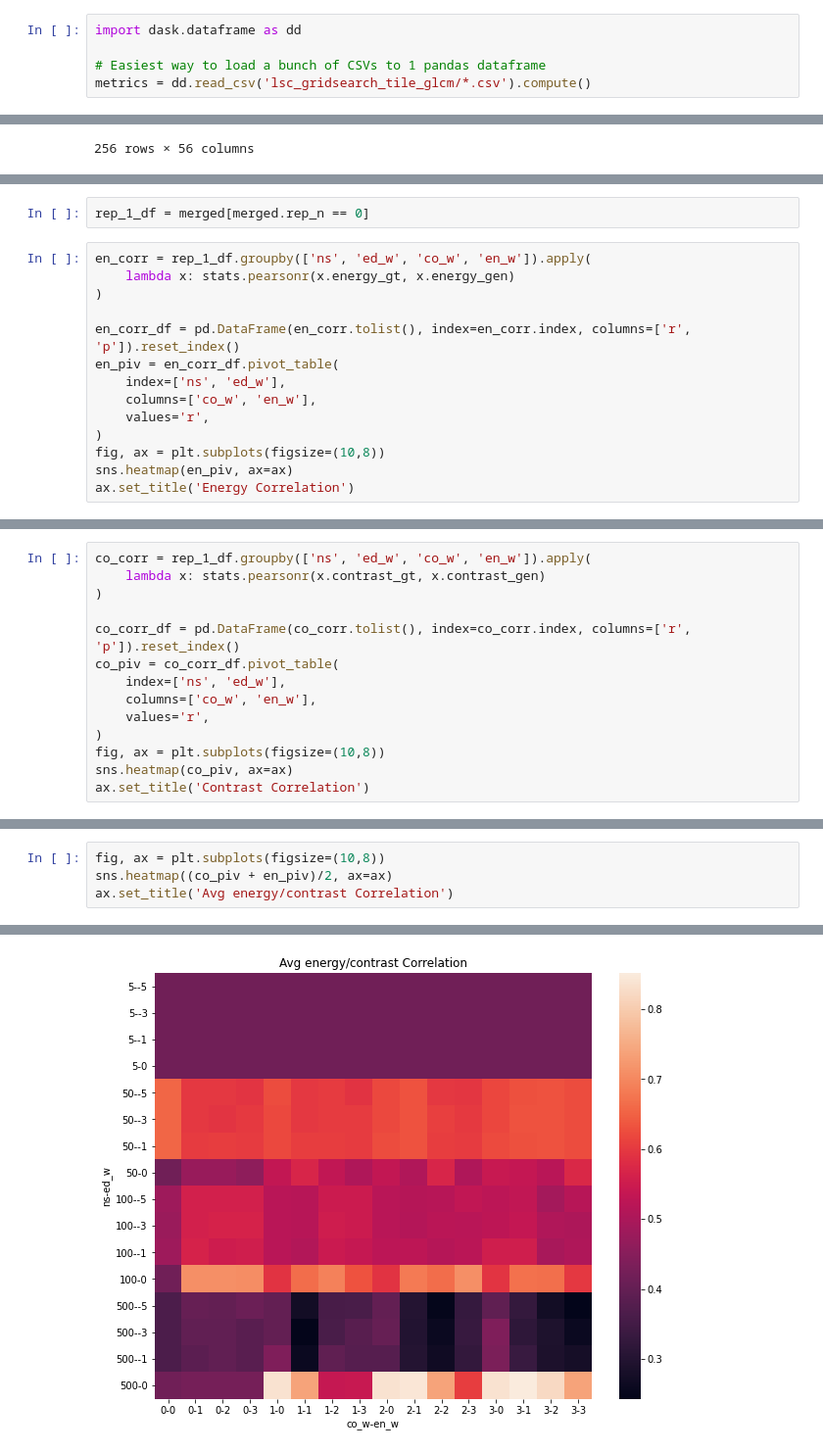
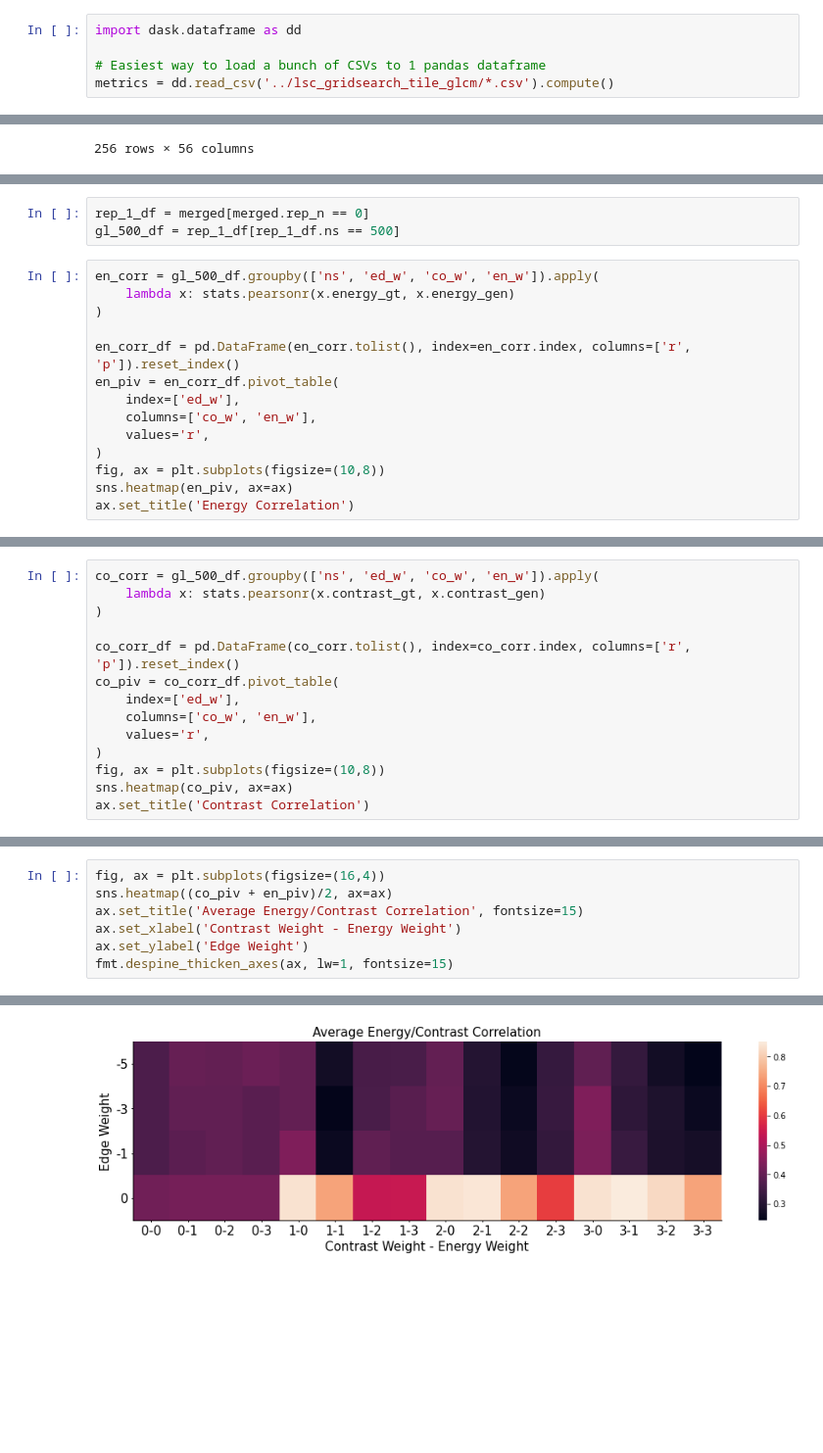
Before and after one commit to akre96/opthamology_image_processing, a Jupyter notebook: notebooks/get_LSC_tile_params.ipynb, the cells around one changed output, grey strips where cells are left out. Shown at 98% size. Cells and saved outputs as stored; diff of their text form; blank space fills up the shorter version.

Commit message:
:sparkles: added more quantitative analysis of segmented tiles

```diff
--- a/notebooks/get_LSC_tile_params.ipynb
+++ b/notebooks/get_LSC_tile_params.ipynb
@@ -255,7 +278,7 @@ Time For All (mins): 89.34131046930949
 import dask.dataframe as dd
 
 # Easiest way to load a bunch of CSVs to 1 pandas dataframe
-metrics = dd.read_csv('lsc_gridsearch_tile_glcm/*.csv').compute()
+metrics = dd.read_csv('../lsc_gridsearch_tile_glcm/*.csv').compute()
 # %%
 # Add original tile GLCM data for comparison
 merged = metrics.merge(tile_glcm, on=['image_num', 'subject'],validate='m:1', suffixes=('_gen', '_gt'))
@@ -300,13 +325,14 @@ for edge, ed_df in ns_500.groupby('ed_w'):
 # %%
 rep_1_df = merged[merged.rep_n == 0]
+gl_500_df = rep_1_df[rep_1_df.ns == 500]
 # %%
-en_corr = rep_1_df.groupby(['ns', 'ed_w', 'co_w', 'en_w']).apply(
+en_corr = gl_500_df.groupby(['ns', 'ed_w', 'co_w', 'en_w']).apply(
     lambda x: stats.pearsonr(x.energy_gt, x.energy_gen)
 )
 
 en_corr_df = pd.DataFrame(en_corr.tolist(), index=en_corr.index, columns=['r', 'p']).reset_index()
 en_piv = en_corr_df.pivot_table(
-    index=['ns', 'ed_w'],
+    index=['ed_w'],
     columns=['co_w', 'en_w'],
     values='r',
 )
@@ -319,11 +345,11 @@ Text(0.5, 1.0, 'Energy Correlation')
 # %%
-co_corr = rep_1_df.groupby(['ns', 'ed_w', 'co_w', 'en_w']).apply(
+co_corr = gl_500_df.groupby(['ns', 'ed_w', 'co_w', 'en_w']).apply(
     lambda x: stats.pearsonr(x.contrast_gt, x.contrast_gen)
 )
 
 co_corr_df = pd.DataFrame(co_corr.tolist(), index=co_corr.index, columns=['r', 'p']).reset_index()
 co_piv = co_corr_df.pivot_table(
-    index=['ns', 'ed_w'],
+    index=['ed_w'],
     columns=['co_w', 'en_w'],
     values='r',
 )
@@ -336,5 +362,8 @@ Text(0.5, 1.0, 'Contrast Correlation')
 # %%
-fig, ax = plt.subplots(figsize=(10,8))
+fig, ax = plt.subplots(figsize=(16,4))
 sns.heatmap((co_piv + en_piv)/2, ax=ax)
-ax.set_title('Avg energy/contrast Correlation')
+ax.set_title('Average Energy/Contrast Correlation', fontsize=15)
+ax.set_xlabel('Contrast Weight - Energy Weight')
+ax.set_ylabel('Edge Weight')
+fmt.despine_thicken_axes(ax, lw=1, fontsize=15)
 # %% [output]
@@ -342 +371 @@ Text(0.5, 1.0, 'Avg energy/contrast Correlation')
-[figure, old version]
+[figure, new version]
```
Also changed, not shown: parts of 7 cells of this notebook, 2 other files.
